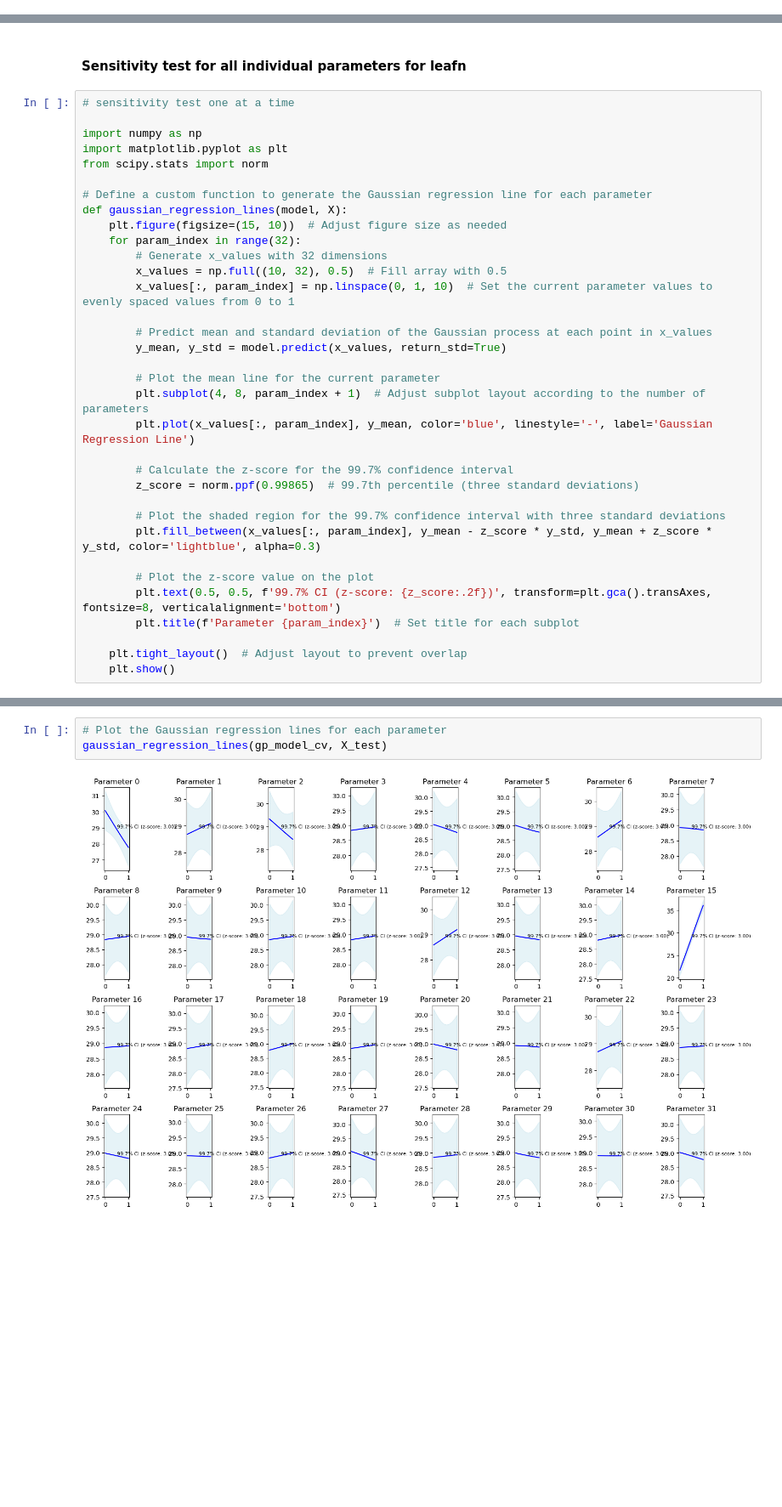
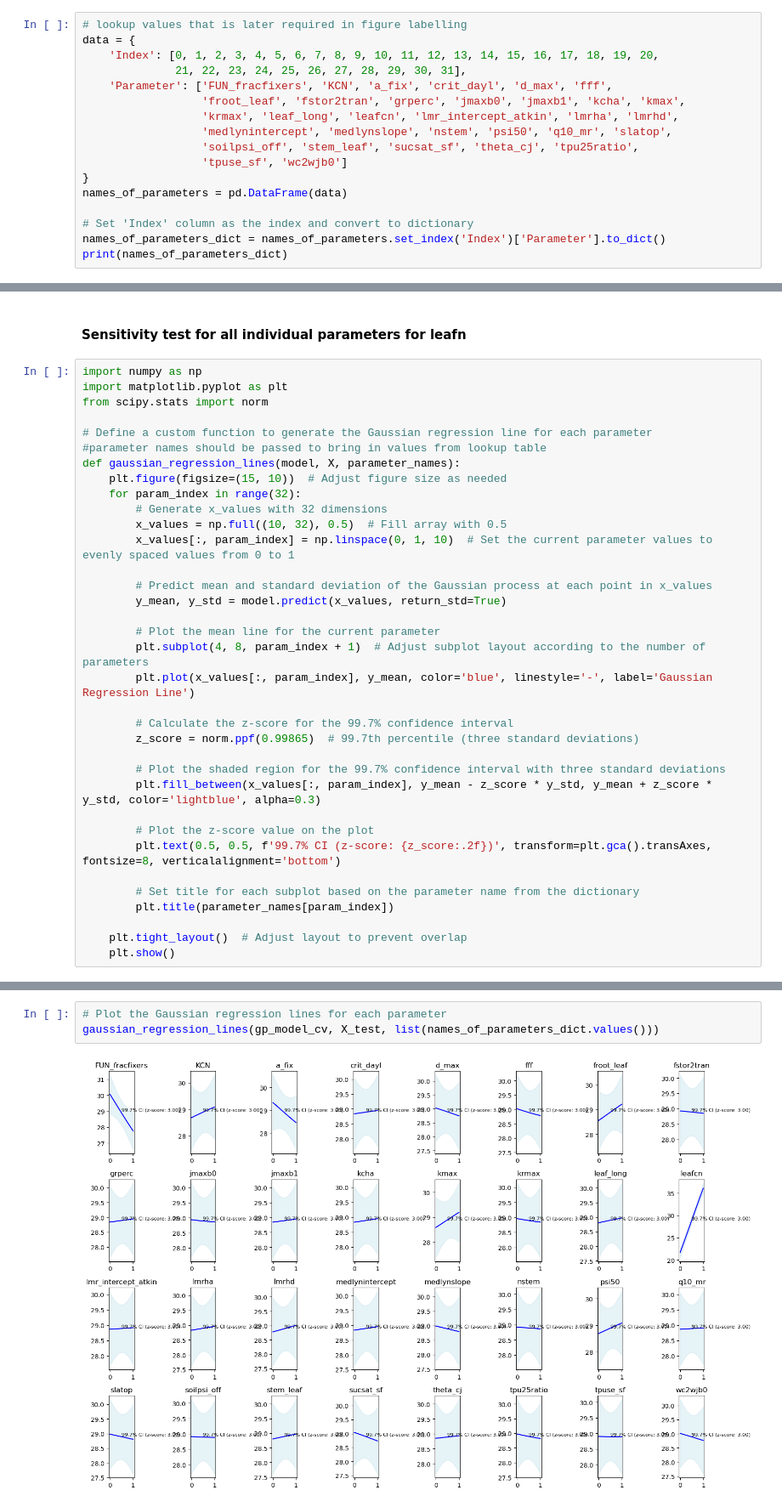
Before and after one commit to GaiaFuture/GaiaFuture, a Jupyter notebook: Script/ML/gaussian/gauss_reg.ipynb, the cells around one changed output, grey strips where cells are left out. Shown at 85% size. Cells and saved outputs as stored; diff of their text form; blank space fills up the shorter version.

```diff
--- a/Script/ML/gaussian/gauss_reg.ipynb
+++ b/Script/ML/gaussian/gauss_reg.ipynb
@@ -123,0 +100,17 @@ Data variables: (12/32)
+# %%
+# lookup values that is later required in figure labelling
+data = {
+    'Index': [0, 1, 2, 3, 4, 5, 6, 7, 8, 9, 10, 11, 12, 13, 14, 15, 16, 17, 18, 19, 20,
+              21, 22, 23, 24, 25, 26, 27, 28, 29, 30, 31],
+    'Parameter': ['FUN_fracfixers', 'KCN', 'a_fix', 'crit_dayl', 'd_max', 'fff',
+                  'froot_leaf', 'fstor2tran', 'grperc', 'jmaxb0', 'jmaxb1', 'kcha', 'kmax',
+                  'krmax', 'leaf_long', 'leafcn', 'lmr_intercept_atkin', 'lmrha', 'lmrhd',
+                  'medlynintercept', 'medlynslope', 'nstem', 'psi50', 'q10_mr', 'slatop',
+                  'soilpsi_off', 'stem_leaf', 'sucsat_sf', 'theta_cj', 'tpu25ratio',
+                  'tpuse_sf', 'wc2wjb0']
+}
+names_of_parameters = pd.DataFrame(data)
+
+# Set 'Index' column as the index and convert to dictionary
+names_of_parameters_dict = names_of_parameters.set_index('Index')['Parameter'].to_dict()
+print(names_of_parameters_dict)
@@ -390,14 +383,13 @@ plt.show()
 # %% [markdown]
 #### Sensitivity test for all individual parameters for leafn
 # %%
-# sensitivity test one at a time
-
 import numpy as np
 import matplotlib.pyplot as plt
 from scipy.stats import norm
 
 # Define a custom function to generate the Gaussian regression line for each parameter
-def gaussian_regression_lines(model, X):
+#parameter names should be passed to bring in values from lookup table
+def gaussian_regression_lines(model, X, parameter_names):
     plt.figure(figsize=(15, 10))  # Adjust figure size as needed
     for param_index in range(32):
         # Generate x_values with 32 dimensions
@@ -419,7 +411,9 @@ def gaussian_regression_lines(model, X):
 
         # Plot the z-score value on the plot
         plt.text(0.5, 0.5, f'99.7% CI (z-score: {z_score:.2f})', transform=plt.gca().transAxes, fontsize=8, verticalalignment='bottom')
-        plt.title(f'Parameter {param_index}')  # Set title for each subplot
+
+        # Set title for each subplot based on the parameter name from the dictionary
+        plt.title(parameter_names[param_index])
 
     plt.tight_layout()  # Adjust layout to prevent overlap
     plt.show()
@@ -428,6 +420,6 @@ def gaussian_regression_lines(model, X):
 # %%
 # Plot the Gaussian regression lines for each parameter
-gaussian_regression_lines(gp_model_cv, X_test)
+gaussian_regression_lines(gp_model_cv, X_test, list(names_of_parameters_dict.values()))
 # %% [output]
-[figure, old version]
+[figure, new version]
 # %% [markdown]
```
Also changed, not shown: parts of 11 cells of this notebook.
